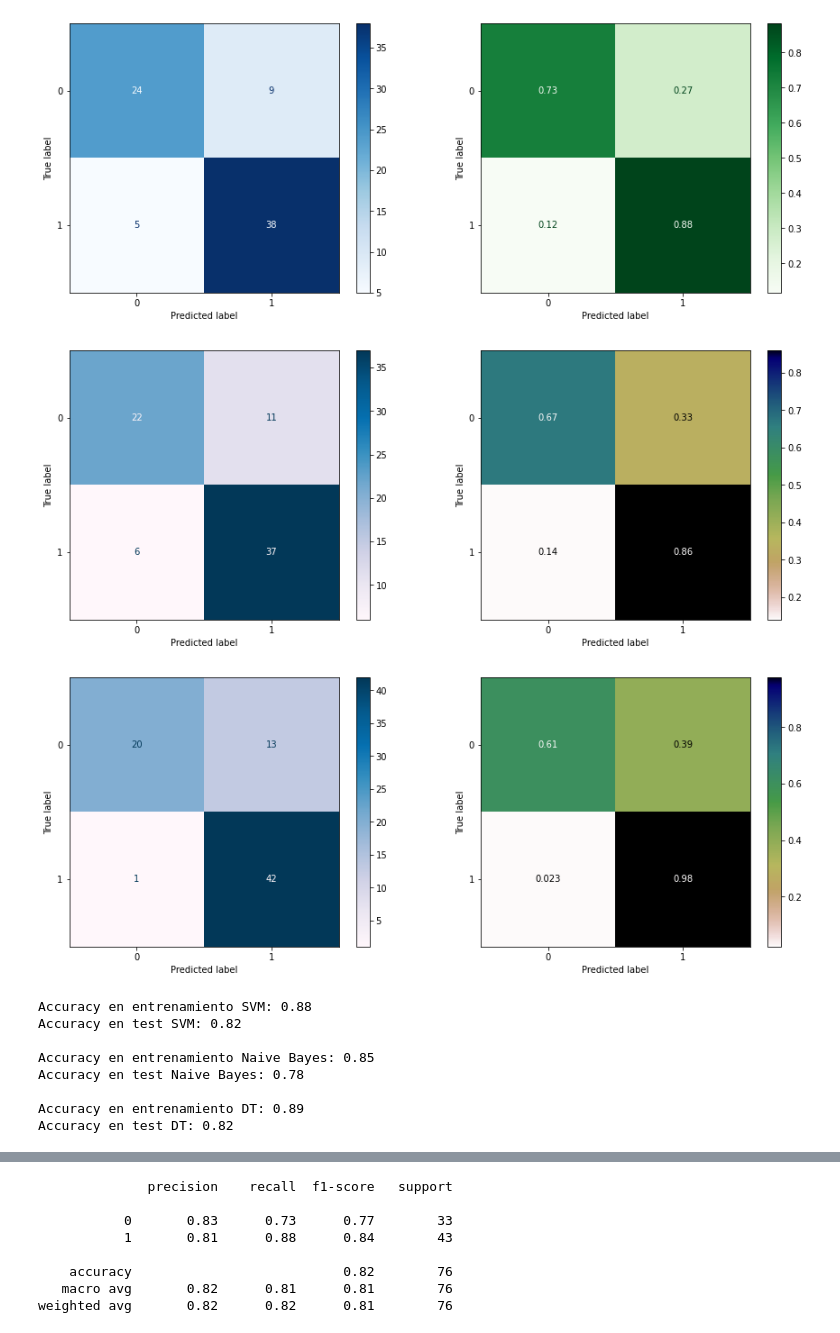
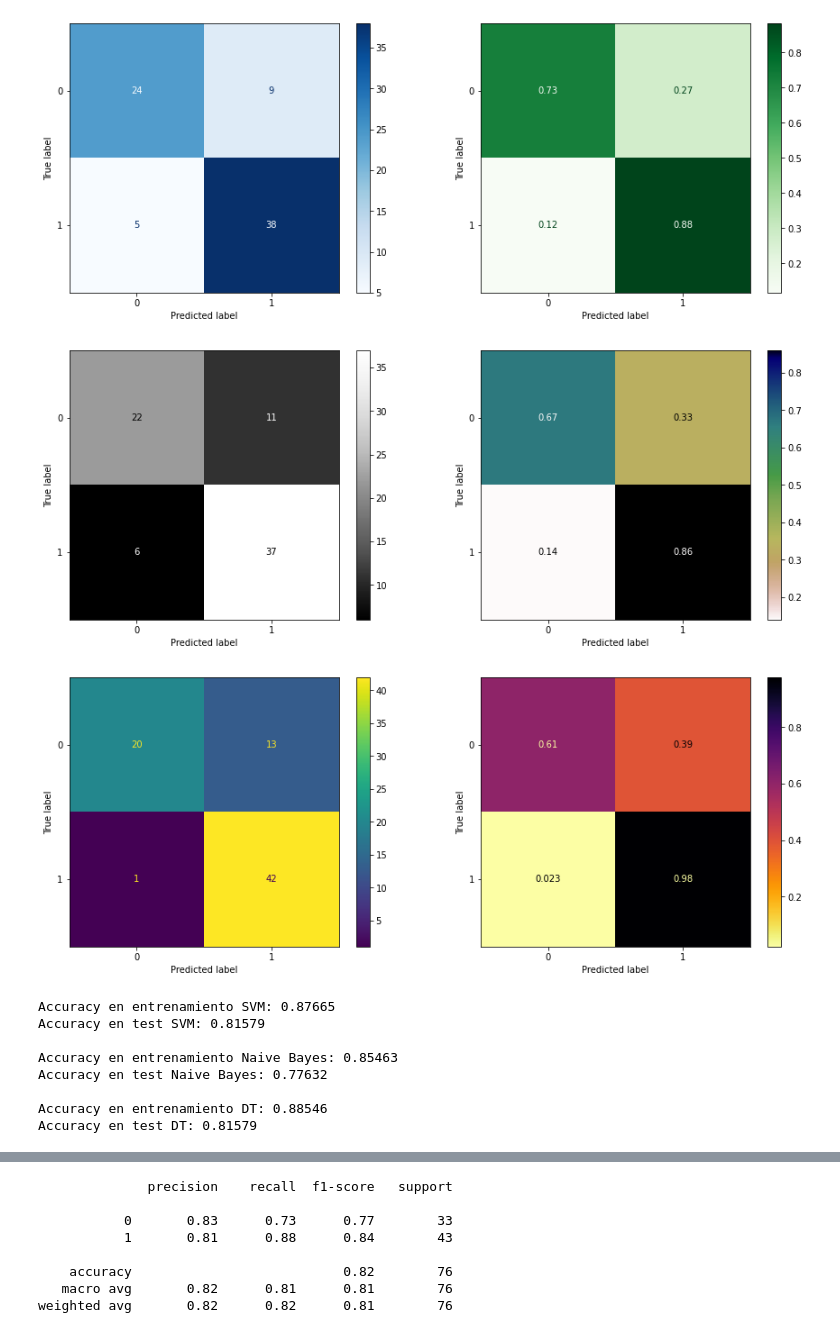
Before and after one commit to AlejoGalloM/MachineLearning, a Jupyter notebook: Heart_Disease.ipynb, the cells around one changed output, grey strips where cells are left out. Drawn from its saved outputs; the diff is of its cells as text; code cells hidden in the pictures.

```diff
--- a/Heart_Disease.ipynb
+++ b/Heart_Disease.ipynb
@@ -164,38 +164,38 @@ y_pred_tree = tree_model.predict(X_test)
  #Se grafican las matrices de confucion para metodo de Naive Bayes
  plt.figure(figsize = (15,5.5))
  fig = plt.subplot(1,2,1)
- plot_confusion_matrix(Bayes_model, X_test, y_test, values_format = '.0f', cmap = 'PuBu', ax = fig);
+ plot_confusion_matrix(Bayes_model, X_test, y_test, values_format = '.0f', cmap = 'Greys_r', ax = fig);
  fig = plt.subplot(1,2,2)
  plot_confusion_matrix(Bayes_model, X_test, y_test, normalize = 'true', cmap = 'gist_earth_r', ax = fig);
 # %% [output]
-[figure, old version]
+[figure, new version]
 # %%
 #Se grafican las matrices de confucion para metodo de Arboles de decision
 plt.figure(figsize = (15,5.5))
 fig = plt.subplot(1,2,1)
-plot_confusion_matrix(tree_model, X_test, y_test, values_format = '.0f', cmap = 'PuBu', ax = fig);
+plot_confusion_matrix(tree_model, X_test, y_test, values_format = '.0f', cmap = 'viridis', ax = fig);
 fig = plt.subplot(1,2,2)
-plot_confusion_matrix(tree_model, X_test, y_test, normalize = 'true', cmap = 'gist_earth_r', ax = fig);
+plot_confusion_matrix(tree_model, X_test, y_test, normalize = 'true', cmap = 'inferno_r', ax = fig);
 # %% [output]
-[figure, old version]
+[figure, new version]
 # %%
-print('Accuracy en entrenamiento SVM: {:.2f}'.format(SVM_model.score(X_train, y_train)))
-print('Accuracy en test SVM: {:.2f}'.format(SVM_model.score(X_test, y_test)))
+print('Accuracy en entrenamiento SVM: {:.5f}'.format(SVM_model.score(X_train, y_train)))
+print('Accuracy en test SVM: {:.5f}'.format(SVM_model.score(X_test, y_test)))
 print('')
-print('Accuracy en entrenamiento Naive Bayes: {:.2f}'.format(Bayes_model.score(X_train, y_train)))
-print('Accuracy en test Naive Bayes: {:.2f}'.format(Bayes_model.score(X_test, y_test)))
+print('Accuracy en entrenamiento Naive Bayes: {:.5f}'.format(Bayes_model.score(X_train, y_train)))
+print('Accuracy en test Naive Bayes: {:.5f}'.format(Bayes_model.score(X_test, y_test)))
 print('')
-print('Accuracy en entrenamiento DT: {:.2f}'.format(tree_model.score(X_train, y_train)))
-print('Accuracy en test DT: {:.2f}'.format(tree_model.score(X_test, y_test)))
+print('Accuracy en entrenamiento DT: {:.5f}'.format(tree_model.score(X_train, y_train)))
+print('Accuracy en test DT: {:.5f}'.format(tree_model.score(X_test, y_test)))
 # %% [output]
-Accuracy en entrenamiento SVM: 0.88
-Accuracy en test SVM: 0.82
+Accuracy en entrenamiento SVM: 0.87665
+Accuracy en test SVM: 0.81579
 
-Accuracy en entrenamiento Naive Bayes: 0.85
-Accuracy en test Naive Bayes: 0.78
+Accuracy en entrenamiento Naive Bayes: 0.85463
+Accuracy en test Naive Bayes: 0.77632
 
-Accuracy en entrenamiento DT: 0.89
-Accuracy en test DT: 0.82
+Accuracy en entrenamiento DT: 0.88546
+Accuracy en test DT: 0.81579
 # %%
 #Se realiza grafico de comparativa para ver la diferencia entre los metodos implementados
 
```
Also changed, not shown: parts of 2 cells of this notebook.
